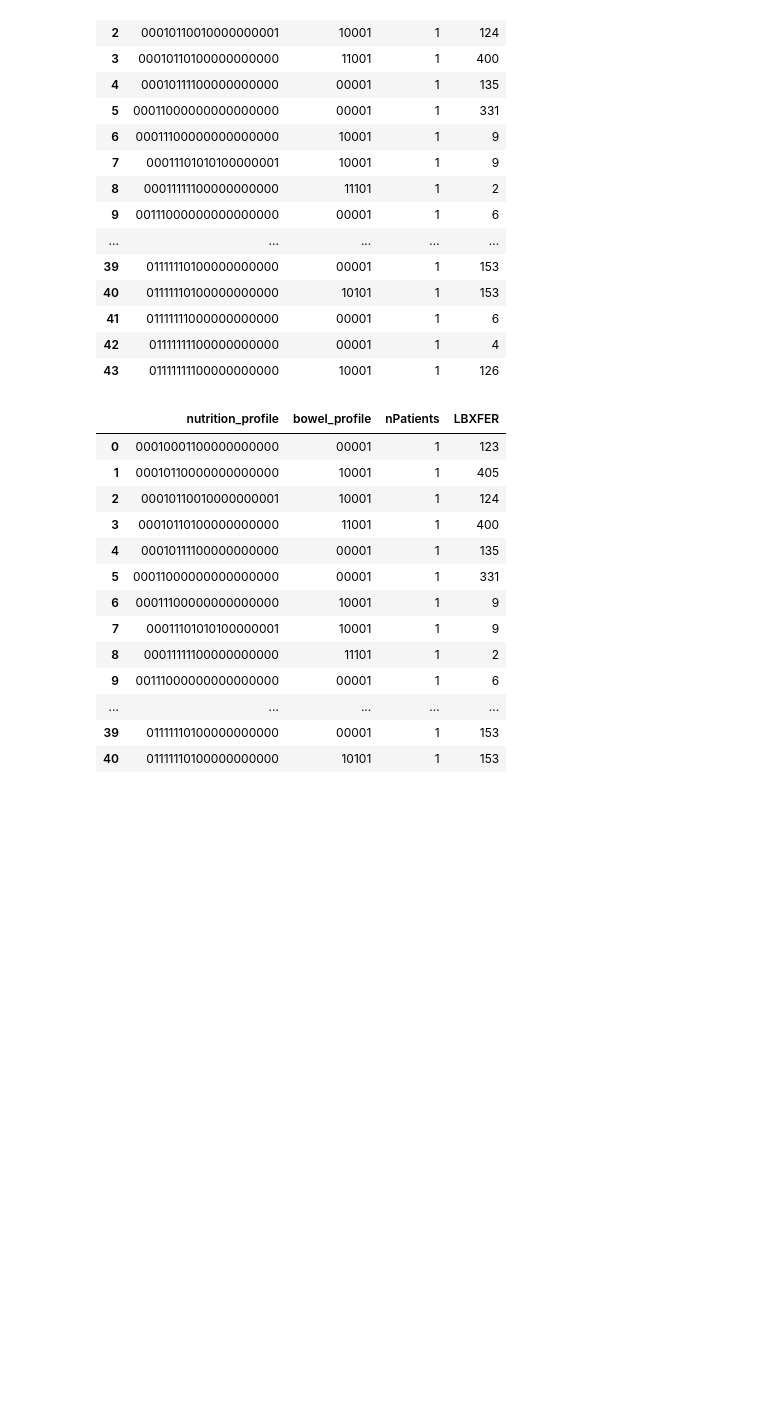
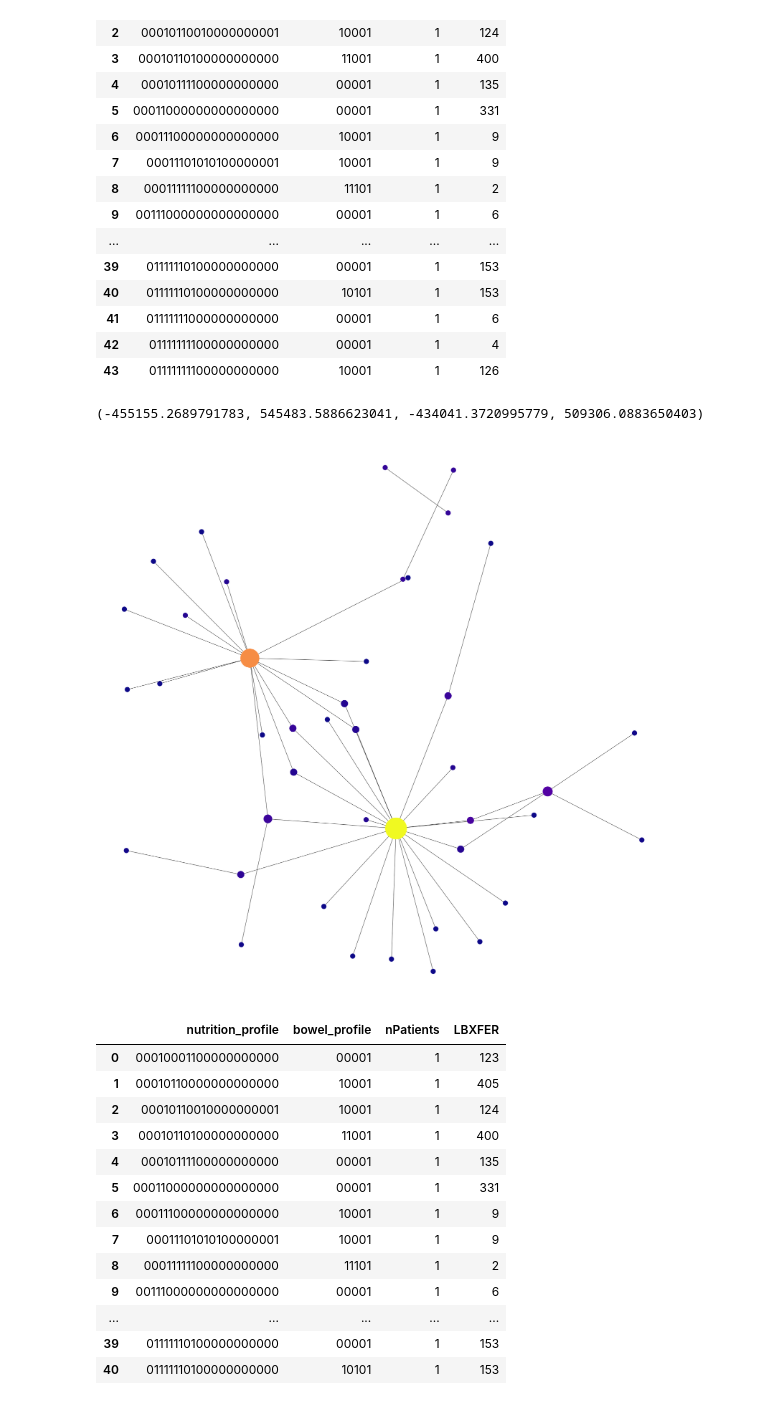
Before and after one commit to Trindad/digestive-diseases, a Jupyter notebook: network/network.ipynb, the cells around one changed output. Cells and saved outputs as stored; diff of their text form; code cells hidden in the pictures; blank space fills up the shorter version.

```diff
--- a/network/network.ipynb
+++ b/network/network.ipynb
@@ -625,34 +618,37 @@ G = nx.Graph()
 with open('q5.csv', mode='r') as edges:
   for edge in edges:
      # print(edge)
      e = edge.split(",")
-     G.add_edge(e[0],e[1],weight=e[2])
+     G.add_edge(e[0],e[1],weight=int(e[2]))
 # position is stored as node attribute data for random_geometric_graph
 G = nx.convert_node_labels_to_integers(G)
 # pos = nx.random_layout(G)
 pos = nx.spring_layout(G,k=4, iterations=500, scale=500000,dim=2)
 
 # find node near center (0.5,0.5)
 dmin = 1
 ncenter = 0
 for n in pos:
   x, y = pos[n]
   d = (x - 0.5)**2 + (y - 0.5)**2
   if d < dmin:
      ncenter = n
      dmin = d
 
 # color by path length from node near center
 p = dict(nx.pagerank(G))
 
 plt.figure(figsize=(30, 30))
 # node_color = [float(H.degree(v)) for v in H]
 nx.draw_networkx_edges(G, pos, nodelist=[ncenter], alpha=0.8, line_color='grey')
 nx.draw_networkx_nodes(G, pos, nodelist=list(p.keys()),
                     node_size=[float(G.degree(v))*200 for v in G],
                     node_color=list(p.values()),
                     cmap='plasma')
 plt.axis('Off')
+# %% [output]
+(-455155.2689791783, 545483.5886623041, -434041.3720995779, 509306.0883650403)
+[figure, added]
 # %%
 view_name = "consumer_and_bowel"
 c.execute("DROP VIEW IF EXISTS " + view_name)
```
Also changed, not shown: parts of 8 cells of this notebook.
